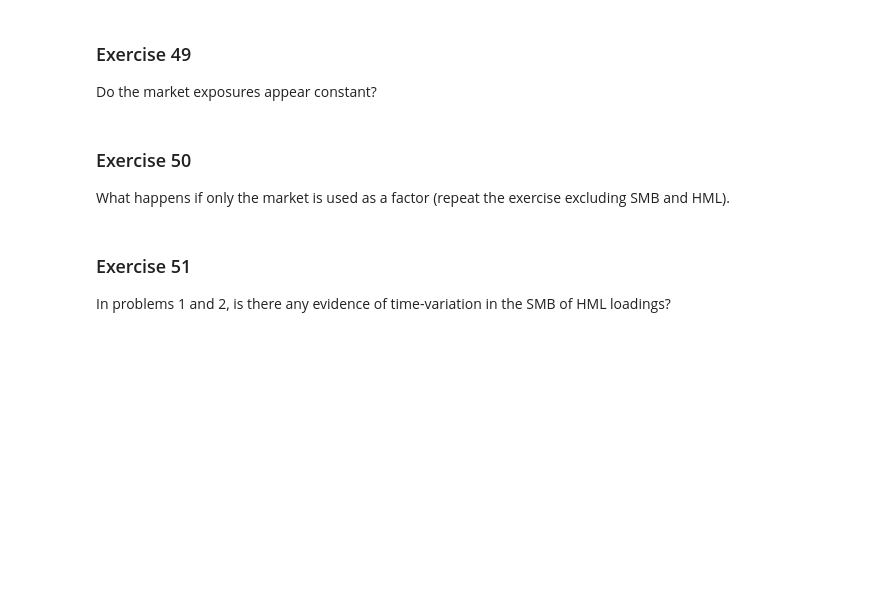
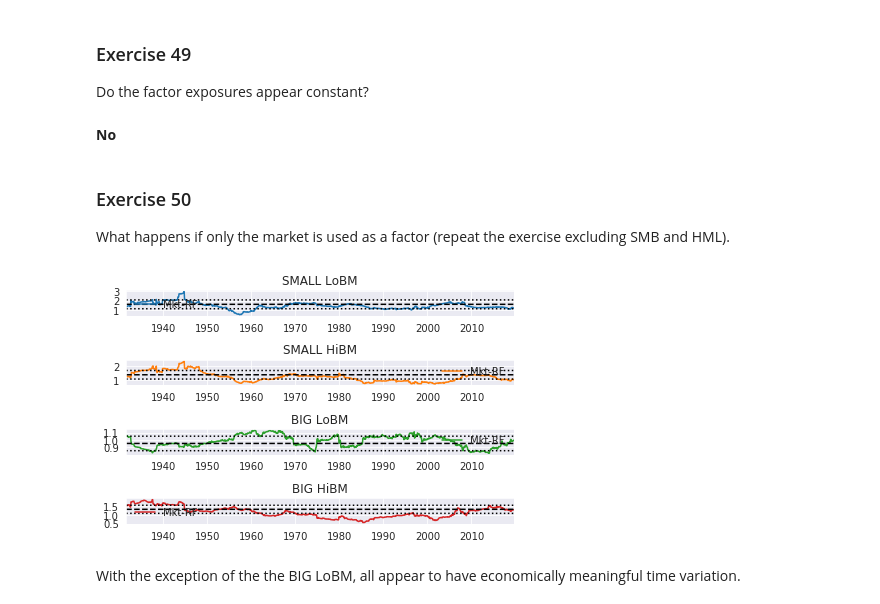
Before and after one commit to bashtage/python-introduction, a Jupyter notebook: solutions/autumn/regression-rolling-and-recursive.ipynb, the cells around one changed output. Drawn from its saved outputs; the diff is of its cells as text; code cells hidden in the pictures; blank space fills up the shorter version.

```diff
--- a/solutions/autumn/regression-rolling-and-recursive.ipynb
+++ b/solutions/autumn/regression-rolling-and-recursive.ipynb
@@ -18,5 +90,12 @@ For each of the four market $\beta$s, produce a plot containing four series:
 # %% [markdown]
 ### Exercise 49
-Do the market exposures appear constant?
+
+Do the factor exposures appear constant?
+# %%
+from IPython.display import display, HTML
+
+display(HTML("<b>No</b>"))
+# %% [output]
+No
 # %% [markdown]
 ### Exercise 50
@@ -23,4 +103,57 @@ Do the market exposures appear constant?
 What happens if only the market is used as a factor (repeat the exercise excluding SMB and HML).
-# %% [markdown]
-### Exercise 51
-In problems 1 and 2, is there any evidence of time-variation in the SMB of HML loadings?
+# %%
+rolling_betas = {}
+rolling_se = {}
+capm_factors = factors.iloc[:,:2]
+
+for column in portfolios:
+    betas = capm_factors.copy()
+    betas.loc[:, :] = np.nan
+    se = betas.copy()
+
+    portfolio = portfolios[column]
+    for i in range(60, nobs):
+        y = portfolio.iloc[i-60:i]
+        x = capm_factors.iloc[i-60:i]
+        res = sm.OLS(y,x).fit(cov_type="HC0")
+        betas.iloc[i] = res.params
+        se.iloc[i] = res.bse
+    rolling_betas[column] = betas
+    rolling_se[column] = se
+# %%
+fig, axes = plt.subplots(4, 1)
+for i in range(4):
+    column = portfolios.columns[i]
+    betas = rolling_betas[column]
+    ses = rolling_se[column]
+    variances = ses ** 2
+    const_std_errs = np.sqrt(variances.mean(0))
+    full_sample = sm.OLS(portfolios[column], capm_factors).fit()
+
+    market_name = "Mkt-RF"
+    data = pd.DataFrame({"B": betas[market_name]}).dropna()
+    const_beta = full_sample.params[market_name]
+    const_se = const_std_errs[market_name]
+    data["Constant B"] = const_beta
+    data["Upper CI"] = const_beta + 1.96 * const_se
+    data["Lower CI"] = const_beta - 1.96 * const_se
+
+    ax = axes[i]
+    ax.plot(data.index, data["B"], color=colors[i], label=market_name)
+    ax.plot(data.index, data["Constant B"], linestyle="--", color="black")
+    ax.plot(data.index, data["Upper CI"], linestyle=":", color="black")
+    ax.plot(data.index, data["Lower CI"], linestyle=":", color="black")
+    ax.set_title(column)
+    ax.set_xlim(data.index[0], data.index[-1])
+    ax.legend(frameon=False)
+    fig.tight_layout()
+# %% [output]
+[figure, added]
+# %%
+msg = """
+With the exception of the the BIG LoBM, all appear to have economically
+meaningful time variation.
+"""
+txt = display(HTML(msg))
+# %% [output]
+With the exception of the the BIG LoBM, all appear to have economically meaningful time variation.
```
Also changed, not shown: parts of 5 cells of this notebook, 17 other files.
